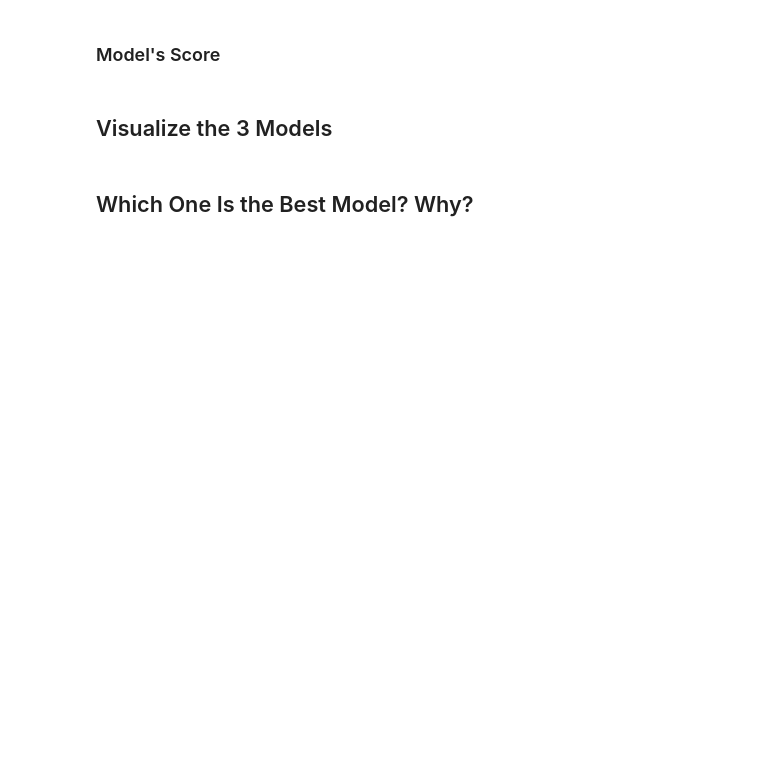
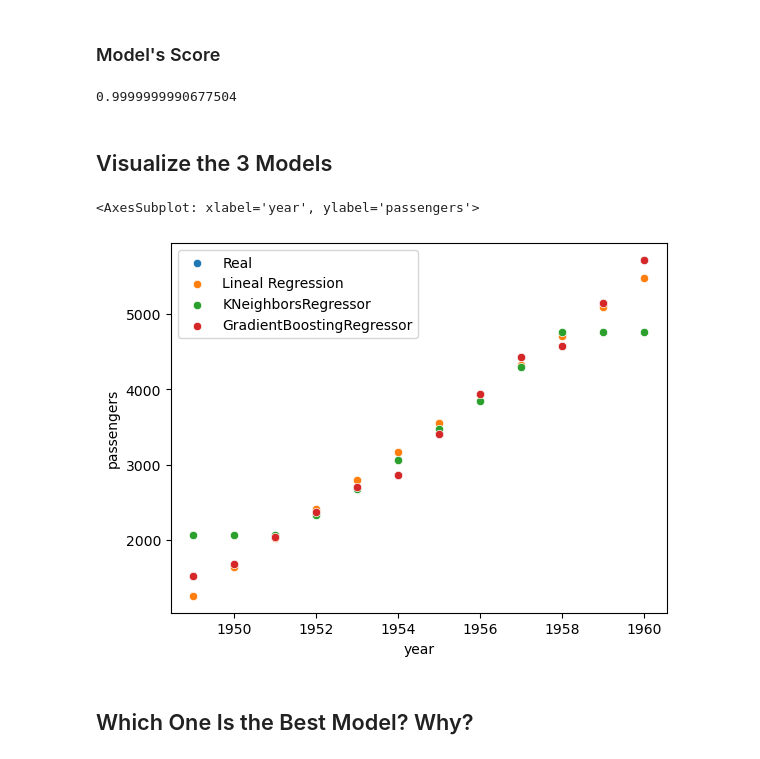
Before and after one commit to Axxst/resolving-machine-learning-python, a Jupyter notebook: 01_The Linear Regression & Supervised Regression Models/01D_ml-linear-regression_practice_blank.ipynb, the cells around one changed output. Saved outputs shown, nothing was run; the diff lists cells and outputs as text; code cells hidden in the pictures; blank space fills up the shorter version.

Commit message:
Lineal regression y arbol de decision

```diff
--- a/01_The Linear Regression & Supervised Regression Models/01D_ml-linear-regression_practice_blank.ipynb
+++ b/01_The Linear Regression & Supervised Regression Models/01D_ml-linear-regression_practice_blank.ipynb
@@ -93,2 +148,4 @@ from sklearn.neighbors import KNeighborsRegressor
+# %%
+df_flightsYear['passengers_pred_kr'] = model_kr.predict(X=feature)
 # %% [markdown]
 ### Model's Score
@@ -98,3 +159,7 @@ from sklearn.neighbors import KNeighborsRegressor
 ### Fit the Model
 # %%
 from sklearn.ensemble import GradientBoostingRegressor
+# %%
+model_gr = GradientBoostingRegressor()
+# %%
+model_gr.fit(X=feature, y=target)
@@ -102,0 +176,3 @@ from sklearn.ensemble import GradientBoostingRegressor
+# %%
+df_flightsYear['passengers_pred_gr']= model_gr.predict(X=feature)
+df_flightsYear
@@ -103,6 +193,18 @@ from sklearn.ensemble import GradientBoostingRegressor
 # %% [markdown]
 ### Model's Score
+# %%
+model_gr.score(X=feature, y=target)
+# %% [output]
+0.9999999990677504
 # %% [markdown]
 ## Visualize the 3 Models
+# %%
+sns.scatterplot(data=df_flightsYear, x='year',y= 'passengers', label='Real')
+sns.scatterplot(data=df_flightsYear, x='year',y= 'passengers_pred_lr',label='Lineal Regression')
+sns.scatterplot(data=df_flightsYear, x='year',y= 'passengers_pred_kr', label='KNeighborsRegressor')
+sns.scatterplot(data=df_flightsYear, x='year',y= 'passengers_pred_gr', label='GradientBoostingRegressor')
+# %% [output]
+<AxesSubplot: xlabel='year', ylabel='passengers'>
+[figure, added]
 # %% [markdown]
 ## Which One Is the Best Model? Why?
```
Also changed, not shown: parts of 25 cells of this notebook, 1 other file.
